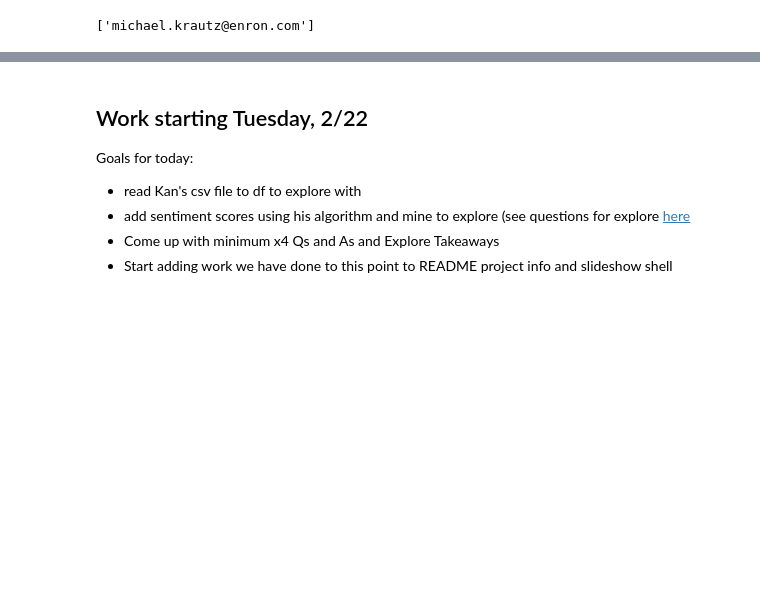
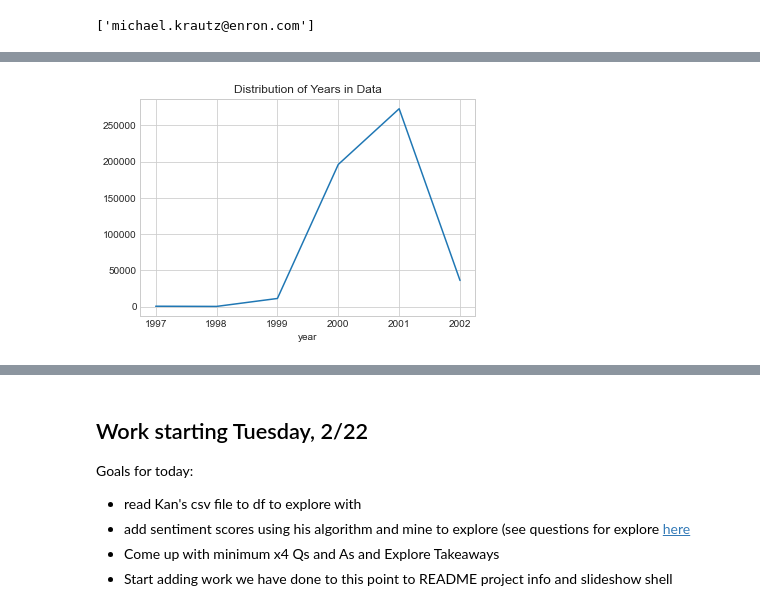
Before and after one commit to Enron-Discussion-NLP/Capstone, a Jupyter notebook: 00_Stephanie/stephanie_working-notebook.ipynb, the cells around one changed output, grey strips where cells are left out. Drawn from its saved outputs; the diff is of its cells as text; code cells hidden in the pictures; blank space fills up the shorter version.

```diff
--- a/00_Stephanie/stephanie_working-notebook.ipynb
+++ b/00_Stephanie/stephanie_working-notebook.ipynb
@@ -361,0 +364,6 @@ sns.relplot(data = df2, x = 'polarity', y = 'subjectivity', hue = 'poi', col = '
+# %%
+# adding column to flag internal emails
+df2['is_internal'] = df2.sender.str.contains('enron')
+
+# preview
+df2.head()
@@ -361,0 +385,19 @@ sns.relplot(data = df2, x = 'polarity', y = 'subjectivity', hue = 'poi', col = '
+# %%
+# changing date col to datetime object
+df2.date = pd.to_datetime(df2.date, utc = True)
+# %%
+# adding cols for year, month, quarter, and day of the week
+df2['year'] = df2.date.dt.year
+
+df2['month'] = df2.date.dt.month
+
+df2['qtr'] = df2.date.dt.quarter
+
+df2['day'] = df2.date.dt.day_name()
+
+df2['time'] = df2.date.dt.time
+
+df2['date2'] = df2.date.dt.date
+
+
+df2.head()
@@ -361,0 +455,10 @@ sns.relplot(data = df2, x = 'polarity', y = 'subjectivity', hue = 'poi', col = '
+# %%
+# filtering date for those dates
+df2 = df2[(df2.year == 1997) | (df2.year == 1998) | (df2.year == 1999) | (df2.year == 2000) | (df2.year == 2001) | (df2.year == 2002)]
+# %%
+# what is the distribution of years?
+df2.groupby('year').count()['date'].plot()
+plt.title('Distribution of Years in Data')
+plt.show()
+# %% [output]
+[figure, added]
```
Also changed, not shown: parts of 57 cells of this notebook.
